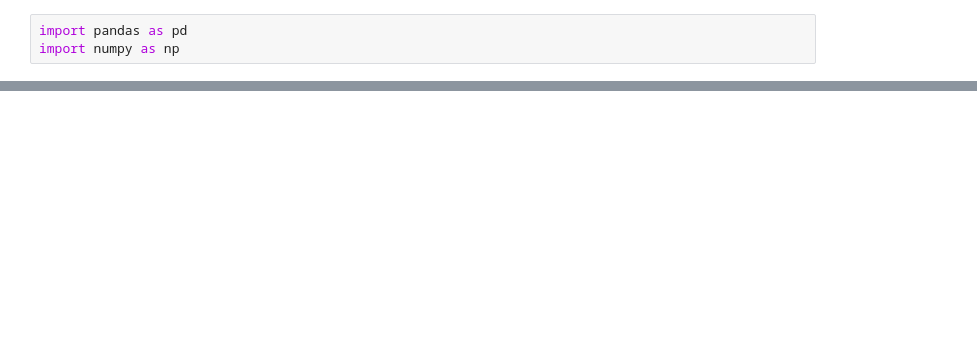
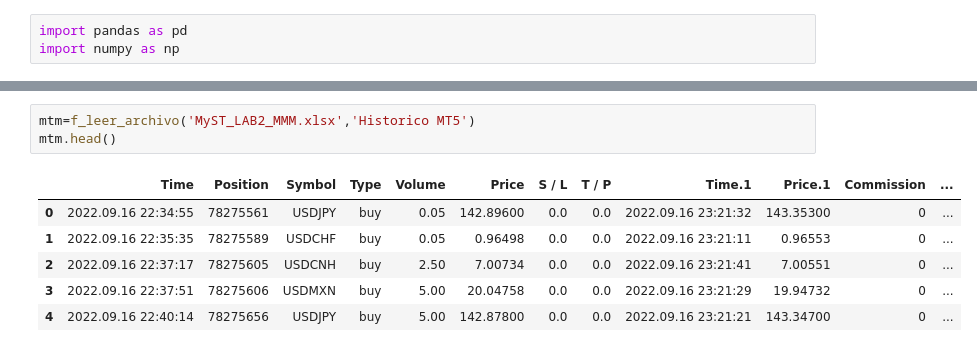
Before and after one commit to Aranzazu-R/MyST_LAB_3_E1, a Jupyter notebook: Estadistica_descriptiva.ipynb, the cells around one changed output, grey strips where cells are left out. Drawn from its saved outputs; the diff is of its cells as text; blank space fills up the shorter version.

```diff
--- a/Estadistica_descriptiva.ipynb
+++ b/Estadistica_descriptiva.ipynb
@@ -26,0 +19,10 @@ mtf
+# %%
+mtm=f_leer_archivo('MyST_LAB2_MMM.xlsx','Historico MT5')
+mtm.head()
+# %% [output]
+|  | Time | Position | Symbol | Type | Volume | Price | S / L | T / P | Time.1 | Price.1 | Commission | ... |
+| 0 | 2022.09.16 22:34:55 | 78275561 | USDJPY | buy | 0.05 | 142.89600 | 0.0 | 0.0 | 2022.09.16 23:21:32 | 143.35300 | 0 | ... |
+| 1 | 2022.09.16 22:35:35 | 78275589 | USDCHF | buy | 0.05 | 0.96498 | 0.0 | 0.0 | 2022.09.16 23:21:11 | 0.96553 | 0 | ... |
+| 2 | 2022.09.16 22:37:17 | 78275605 | USDCNH | buy | 2.50 | 7.00734 | 0.0 | 0.0 | 2022.09.16 23:21:41 | 7.00551 | 0 | ... |
+| 3 | 2022.09.16 22:37:51 | 78275606 | USDMXN | buy | 5.00 | 20.04758 | 0.0 | 0.0 | 2022.09.16 23:21:29 | 19.94732 | 0 | ... |
+| 4 | 2022.09.16 22:40:14 | 78275656 | USDJPY | buy | 5.00 | 142.87800 | 0.0 | 0.0 | 2022.09.16 23:21:21 | 143.34700 | 0 | ... |
```
Also changed, not shown: parts of 33 cells of this notebook.
